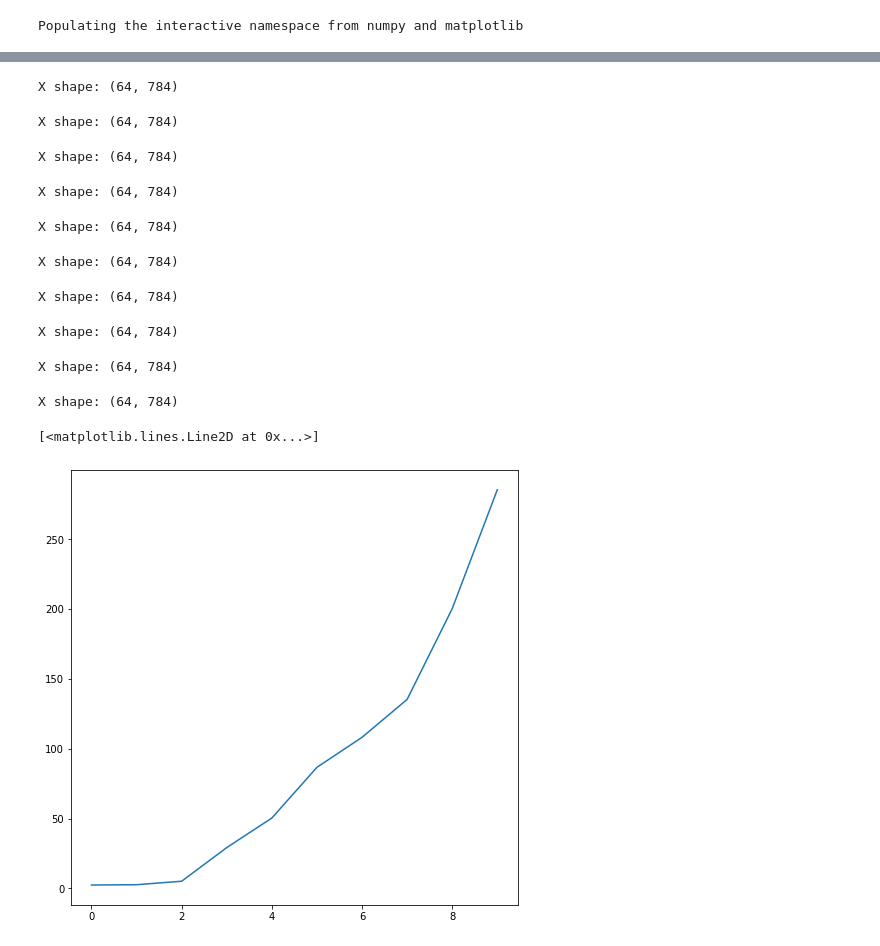
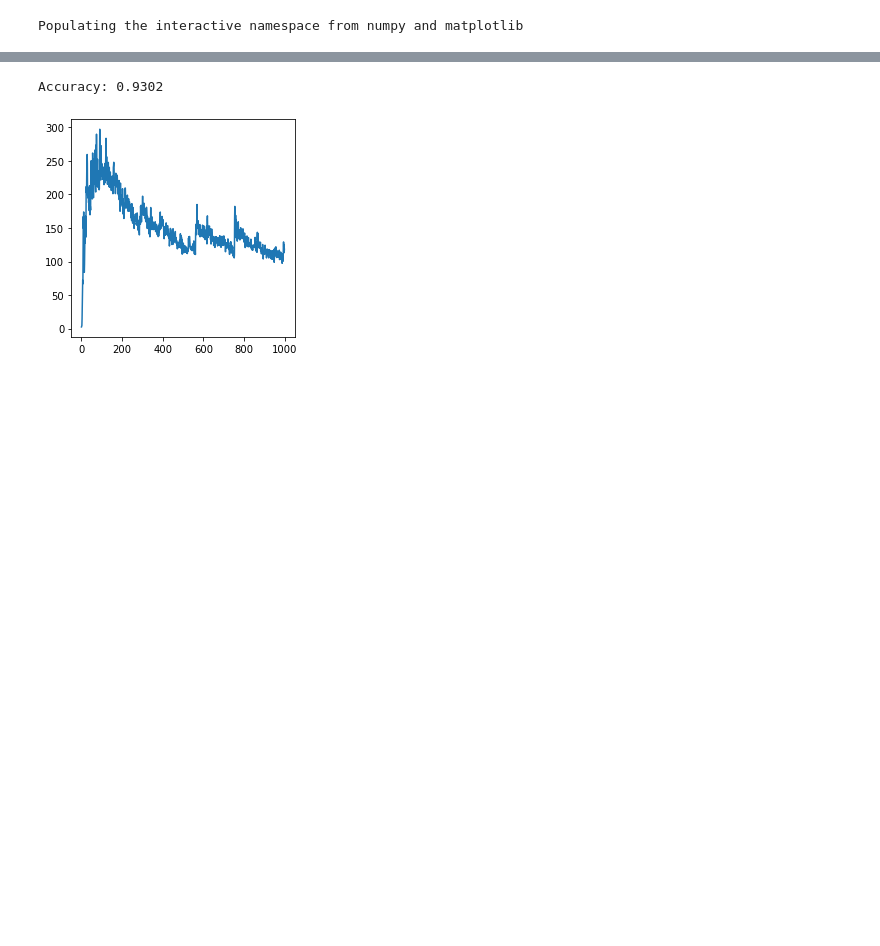
Before and after one commit to Popeyef5/NumpyMNIST, a Jupyter notebook: MNIST classifier without ML framework (Python + NumPy only).ipynb, the cells around one changed output, grey strips where cells are left out. Saved outputs shown, nothing was run; the diff lists cells and outputs as text; code cells hidden in the pictures; blank space fills up the shorter version.

```diff
--- a/MNIST classifier without ML framework (Python + NumPy only).ipynb
+++ b/MNIST classifier without ML framework (Python + NumPy only).ipynb
@@ -181,6 +176,8 @@ class NLLLoss(LossFunction):
 class NPClassifier:
     def __init__(self, uniform=True, with_biases=False, dtype=np.float32):
         self.with_biases = with_biases
+
+        np.random.seed(1337)
 
         # Kaiming weigth initialization
         if uniform:
@@ -191,8 +188,8 @@ class NPClassifier:
         else:
             # Normal sampling
             # https://towardsdatascience.com/weight-initialization-in-neural-networks-a-journey-from-the-basics-to-kaiming-954fb9b47c79
-            self.w1 = np.random.randn(28*28, 128)/np.sqrt(1/(28*28*128)).astype(dtype)
-            self.w2 = np.random.randn(128, 10)/np.sqrt(1/128*10).astype(dtype)
+            self.w1 = np.random.randn(28*28, 128)/np.sqrt(28*28*128).astype(dtype)
+            self.w2 = np.random.randn(128, 10)/np.sqrt(128*10).astype(dtype)
 
         if with_biases:
             # Uniform bias initialization
@@ -229,12 +226,14 @@ class NPClassifier:
         if self.with_biases:
             x = x + self.b2
         x = self.act2(x)
+
         return x
 
     def forward_backward(self, x, y, loss_function):
 
         # Forward pass
-        z1 = x.dot(self.w1)
+        a0 = x
+        z1 = a0.dot(self.w1)
         if self.with_biases:
             z1 = z1 + self.b1
         a1 = self.act1(z1)
@@ -246,16 +245,17 @@ class NPClassifier:
 
         # Backward pass
         da2 = loss_function.backprop(a2, y)
-        dz2 = self.act2.backprop(z2, da2)
-        db2 = dz2 # Relevant (returns only if with_biases)
+        dz2 = self.act2.backprop(da2, z2)
+        db2 = dz2.mean(axis=0).reshape(1, 10) # Relevant (returns only if with_biases)
         dw2 = a1.T.dot(dz2) # Relevant
         da1 = dz2.dot(w2.T)
-        dz1 = self.act1.backprop(z1, da1)
-        db1 = dz1 # Relevant (returns only if with_biases)
+        dz1 = self.act1.backprop(da1, z1)
+        db1 = dz1.mean(axis=0).reshape(1, 128) # Relevant (returns only if with_biases)
         dw1 = x.T.dot(dz1) # Relevant
+        da0 = dz1.dot(w1.T)
 
         # Return loss and gradients
-        return loss, dw1, dw2, db1, db2
+        return loss, dw1, dw2, db1, db2, da0
 
     def step(self, lr, dw1, dw2, db1=None, db2=None):
         self.w1 = self.w1 - dw1 * lr
@@ -266,13 +266,21 @@ class NPClassifier:
 
     def train(self, inputs, labels, batch_size, epochs, loss_function, learning_rate):
         losses = []
-        for i in (t := trange(epochs)):
+        for i in trange(epochs):
             samples = np.random.randint(0, inputs.shape[0], size=batch_size)
-            loss, dw1, db1, dw2, db2 = self.forward_backward(inputs[samples], labels[samples], loss_function)
+            loss, dw1, dw2, db1, db2, _ = self.forward_backward(inputs[samples], labels[samples], loss_function)
             losses.append(loss)
-            self.step(dw1, db1, dw2, db2, learning_rate)
+            self.step(learning_rate, dw1, dw2, db1, db2)
         return losses
 
     def test(self, inputs, labels):
         forward = np.argmax(self.forward(inputs.reshape((-1, 28*28))), 1).reshape(-1, 1)
         return (forward == labels.reshape(-1, 1)).mean()
+
+    def reconstruct(self, label, epochs, loss_function, learning_rate):
+        x = (np.random.uniform(-1., 1., size=(1, 28*28))/28 + 128).astype(np.float32)
+        label = np.array([label])
+        for i in trange(epochs):
+            _, _, _, _, _, dx = self.forward_backward(x, label, loss_function)
+            x = x - learning_rate * dx
+        return x, self(x)
@@ -326,30 +349,23 @@ ValueError: operands could not be broadcast together with shapes (20,10) (20,)
 # %%
-npmodel = NPClassifier()
+npmodel = NPClassifier(with_biases=False)
 
-batch_size = 64
-epochs = 10
+batch_size = 128
+epochs = 1000
 learning_rate = 0.001
 loss_function = NLLLoss()
 
 inputs = X_train.reshape(-1, 28*28)
 labels = Y_train.reshape(-1, 1)
 
 losses = npmodel.train(inputs, labels, batch_size, epochs, loss_function, learning_rate)
 
+figsize(4, 4)
 plot(losses)
+
+print(f'Accuracy: {npmodel.test(X_test, Y_test)}')
 # %% [output]
-X shape: (64, 784)
+Accuracy: 0.9302
-X shape: (64, 784)
-X shape: (64, 784)
-X shape: (64, 784)
-X shape: (64, 784)
-X shape: (64, 784)
-X shape: (64, 784)
-X shape: (64, 784)
-X shape: (64, 784)
-X shape: (64, 784)
-[<matplotlib.lines.Line2D at 0x...>]
-[figure, old version]
+[figure, new version]
 # %%
 # Compare predictions
 n = 4
```
Also changed, not shown: parts of 20 cells of this notebook.
